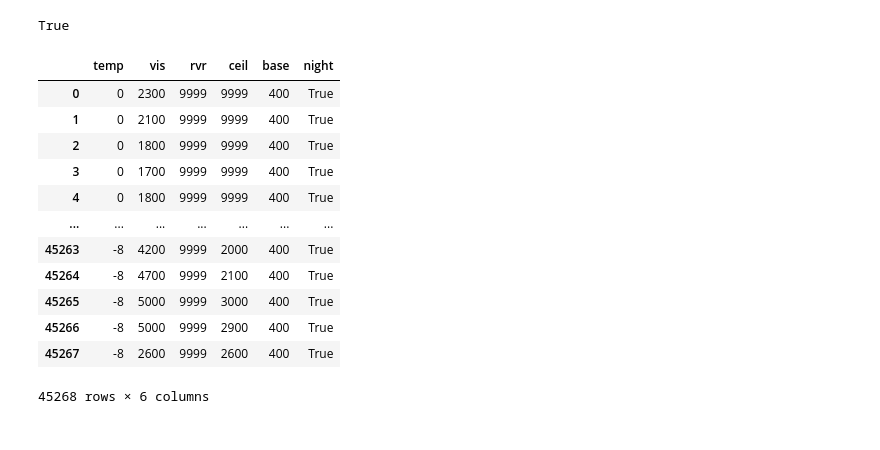
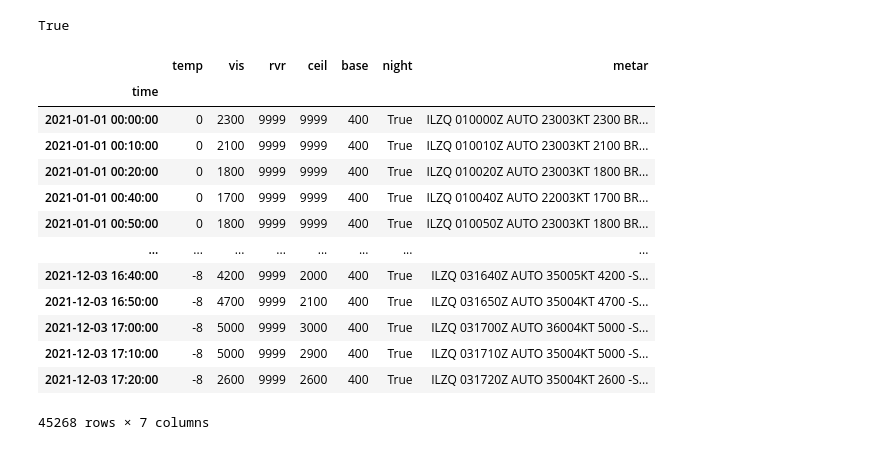
Before and after one commit to makes/hems-metar, a Jupyter notebook: weather.ipynb, the cells around one changed output. Cells and saved outputs as stored; diff of their text form; code cells hidden in the pictures.

```diff
--- a/weather.ipynb
+++ b/weather.ipynb
@@ -150,24 +150,32 @@ def extract_metar(data: np.ndarray, lat: float, lon: float):
     ceil = metar_tools.get_ceil(obs)
     base = metar_tools.get_base(metar, ceil)
     night = metar_tools.is_night(time_str, efhk_lat, efhk_lon)
-    return (time_str, temp, vis, rvr, ceil, base, night)
+    return (time_str, temp, vis, rvr, ceil, base, night, metar_str)
 # %%
 a = [extract_metar(d, lat=efhk_lat, lon=efhk_lon) for d in zip(efhk_metar.ttime, efhk_metar.content)]
 # %%
 b = [extract_metar(d, lat=ilzq_lat, lon=ilzq_lon) for d in zip(ilzq_metar.ttime, ilzq_metar.content)]
+# %%
+ilzq_df = pd.DataFrame(b, columns=['time', 'temp', 'vis', 'rvr', 'ceil', 'base', 'night', 'metar'])
+ilzq_df['time'] = pd.to_datetime(ilzq_df['time'])
+ilzq_df.set_index('time', inplace=True)
+ilzq_df
+# %% [output]
+|  | temp | vis | rvr | ceil | base | night | metar |
+| time |  |  |  |  |  |  |  |
+| 2021-01-01 00:00:00 | 0 | 2300 | 9999 | 9999 | 400 | True | ILZQ 010000Z AUTO 23003KT 2300 BR... |
+| 2021-01-01 00:10:00 | 0 | 2100 | 9999 | 9999 | 400 | True | ILZQ 010010Z AUTO 23003KT 2100 BR... |
+| 2021-01-01 00:20:00 | 0 | 1800 | 9999 | 9999 | 400 | True | ILZQ 010020Z AUTO 23003KT 1800 BR... |
+| 2021-01-01 00:40:00 | 0 | 1700 | 9999 | 9999 | 400 | True | ILZQ 010040Z AUTO 22003KT 1700 BR... |
+| 2021-01-01 00:50:00 | 0 | 1800 | 9999 | 9999 | 400 | True | ILZQ 010050Z AUTO 23003KT 1800 BR... |
+| ... | ... | ... | ... | ... | ... | ... | ... |
+| 2021-12-03 16:40:00 | -8 | 4200 | 9999 | 2000 | 400 | True | ILZQ 031640Z AUTO 35005KT 4200 -S... |
+| 2021-12-03 16:50:00 | -8 | 4700 | 9999 | 2100 | 400 | True | ILZQ 031650Z AUTO 35004KT 4700 -S... |
+| 2021-12-03 17:00:00 | -8 | 5000 | 9999 | 3000 | 400 | True | ILZQ 031700Z AUTO 36004KT 5000 -S... |
+| 2021-12-03 17:10:00 | -8 | 5000 | 9999 | 2900 | 400 | True | ILZQ 031710Z AUTO 35004KT 5000 -S... |
+| 2021-12-03 17:20:00 | -8 | 2600 | 9999 | 2600 | 400 | True | ILZQ 031720Z AUTO 35004KT 2600 -S... |
+45268 rows × 7 columns
 # %%
-pd.DataFrame(b, columns=['temp', 'vis', 'rvr', 'ceil', 'base', 'night'])
+ilzq_df = pd.DataFrame(b, columns=['time', 'temp', 'vis', 'rvr', 'ceil', 'base', 'night', 'metar'])
+ilzq_df['time'] = pd.to_datetime(ilzq_df['time'])
+ilzq_df.set_index('time', inplace=True)
-# %% [output]
-|  | temp | vis | rvr | ceil | base | night |
-| 0 | 0 | 2300 | 9999 | 9999 | 400 | True |
-| 1 | 0 | 2100 | 9999 | 9999 | 400 | True |
-| 2 | 0 | 1800 | 9999 | 9999 | 400 | True |
-| 3 | 0 | 1700 | 9999 | 9999 | 400 | True |
-| 4 | 0 | 1800 | 9999 | 9999 | 400 | True |
-| ... | ... | ... | ... | ... | ... | ... |
-| 45263 | -8 | 4200 | 9999 | 2000 | 400 | True |
-| 45264 | -8 | 4700 | 9999 | 2100 | 400 | True |
-| 45265 | -8 | 5000 | 9999 | 3000 | 400 | True |
-| 45266 | -8 | 5000 | 9999 | 2900 | 400 | True |
-| 45267 | -8 | 2600 | 9999 | 2600 | 400 | True |
-45268 rows × 6 columns
```
Also changed, not shown: parts of 10 cells of this notebook.
